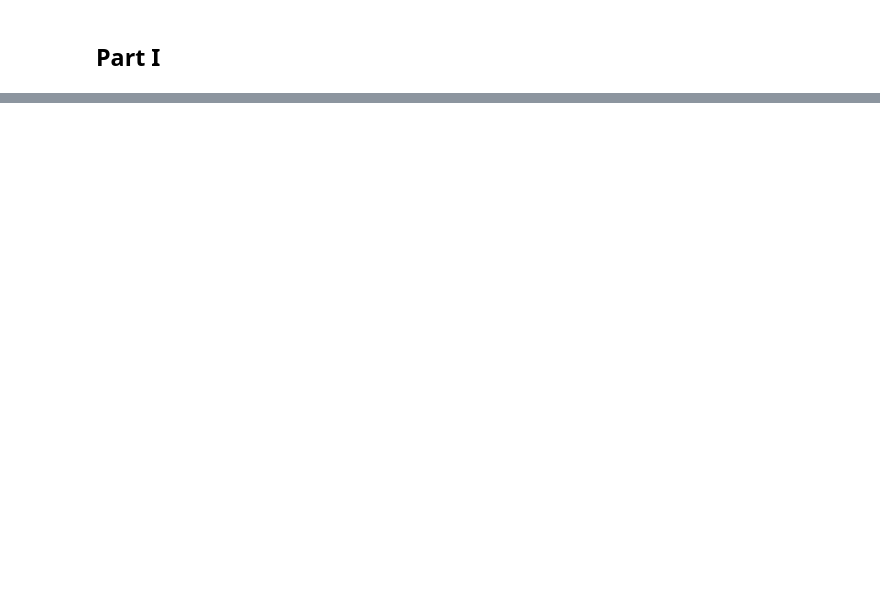
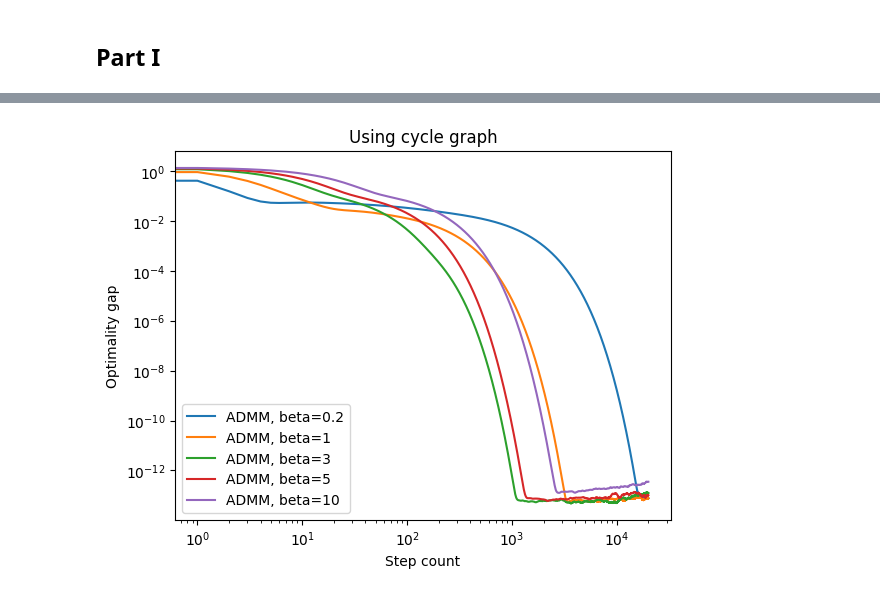
Before and after one commit to yy214/cooperative-optimization, a Jupyter notebook: src/submission.ipynb, the cells around one changed output, grey strips where cells are left out. Drawn from its saved outputs; the diff is of its cells as text; code cells hidden in the pictures; blank space fills up the shorter version.

```diff
--- a/src/submission.ipynb
+++ b/src/submission.ipynb
@@ -48,0 +109,15 @@ dgd(a, m, agents, Kmm, Knm, W, dataY, )
+# %%
+from algorithms.admm import admm
+
+betas = [0.2, 1, 3, 5, 10]
+
+for b in betas:
+    xi_admm = admm(a, m, agents, Kmm, Knm, G, dataY, step_count, beta=b)
+    plot_optimality_gap(Kmm, Knm, dataY[:n], np.mean(xi_admm, axis=1), label=f"ADMM, beta={b}")
+plt.legend()
+plt.xlabel("Step count")
+plt.ylabel("Optimality gap")
+plt.title("Using cycle graph")
+plt.show()
+# %% [output]
+[figure, added]
```
Also changed, not shown: parts of 14 cells of this notebook, 9 other files.
